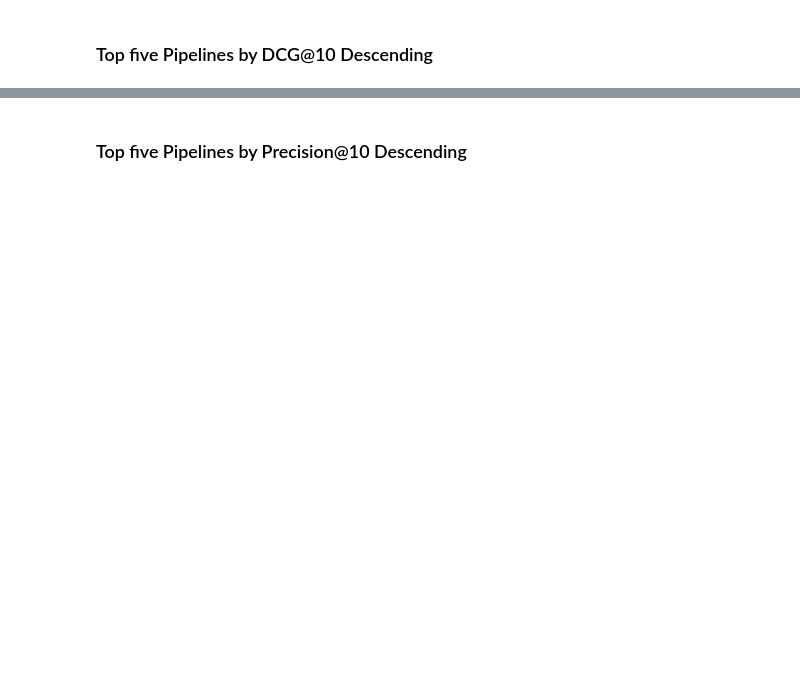
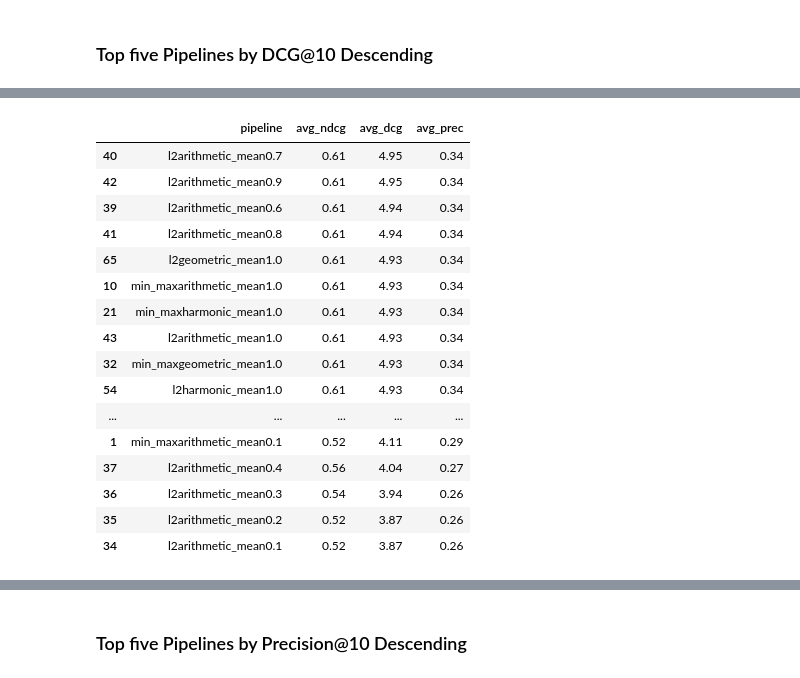
Before and after one commit to o19s/opensearch-search-quality-evaluation, a Jupyter notebook: hybrid-search/notebook/hybrid-search-baseline-comparison/4_Best_Hybrid_Search_Config.ipynb, the cells around one changed output, grey strips where cells are left out. Drawn from its saved outputs; the diff is of its cells as text; code cells hidden in the pictures; blank space fills up the shorter version.

```diff
--- a/hybrid-search/notebook/hybrid-search-baseline-comparison/4_Best_Hybrid_Search_Config.ipynb
+++ b/hybrid-search/notebook/hybrid-search-baseline-comparison/4_Best_Hybrid_Search_Config.ipynb
@@ -550,0 +572,20 @@ df_metrics_per_pipeline.sort_values(by='avg_dcg', ascending=False).head(5)
+# %%
+df_metrics_per_pipeline.sort_values(by='avg_dcg', ascending=False).head(60)
+# %% [output]
+|  | pipeline | avg_ndcg | avg_dcg | avg_prec |
+| 40 | l2arithmetic_mean0.7 | 0.61 | 4.95 | 0.34 |
+| 42 | l2arithmetic_mean0.9 | 0.61 | 4.95 | 0.34 |
+| 39 | l2arithmetic_mean0.6 | 0.61 | 4.94 | 0.34 |
+| 41 | l2arithmetic_mean0.8 | 0.61 | 4.94 | 0.34 |
+| 65 | l2geometric_mean1.0 | 0.61 | 4.93 | 0.34 |
+| 10 | min_maxarithmetic_mean1.0 | 0.61 | 4.93 | 0.34 |
+| 21 | min_maxharmonic_mean1.0 | 0.61 | 4.93 | 0.34 |
+| 43 | l2arithmetic_mean1.0 | 0.61 | 4.93 | 0.34 |
+| 32 | min_maxgeometric_mean1.0 | 0.61 | 4.93 | 0.34 |
+| 54 | l2harmonic_mean1.0 | 0.61 | 4.93 | 0.34 |
+| ... | ... | ... | ... | ... |
+| 1 | min_maxarithmetic_mean0.1 | 0.52 | 4.11 | 0.29 |
+| 37 | l2arithmetic_mean0.4 | 0.56 | 4.04 | 0.27 |
+| 36 | l2arithmetic_mean0.3 | 0.54 | 3.94 | 0.26 |
+| 35 | l2arithmetic_mean0.2 | 0.52 | 3.87 | 0.26 |
+| 34 | l2arithmetic_mean0.1 | 0.52 | 3.87 | 0.26 |
```
Also changed, not shown: parts of 12 cells of this notebook, 4 other files.
